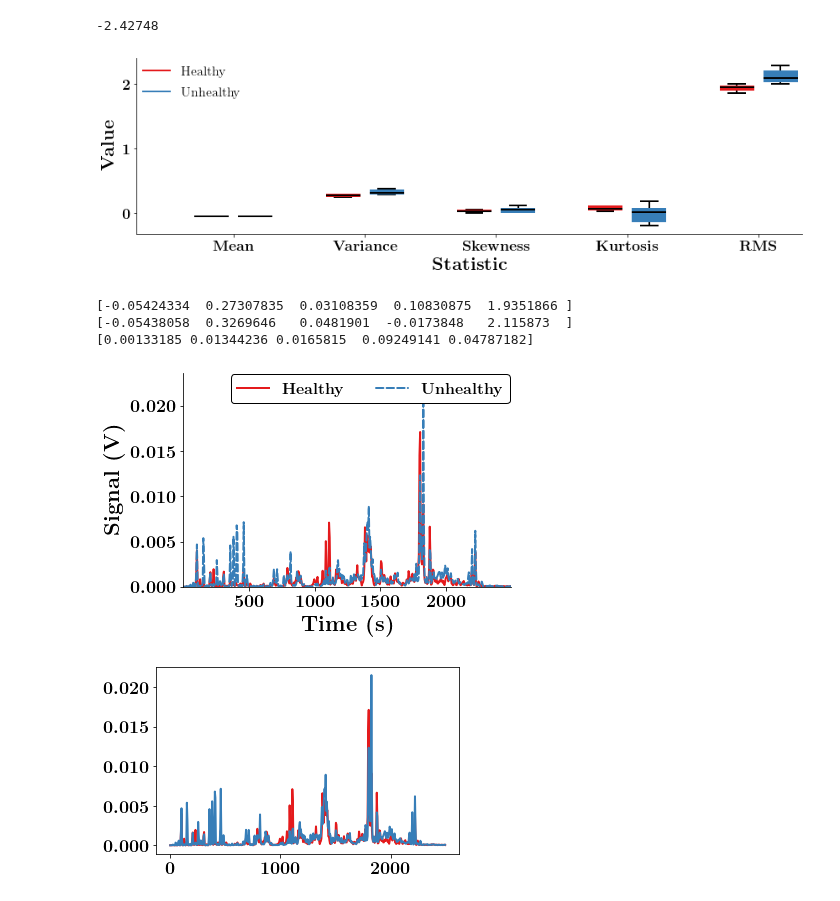
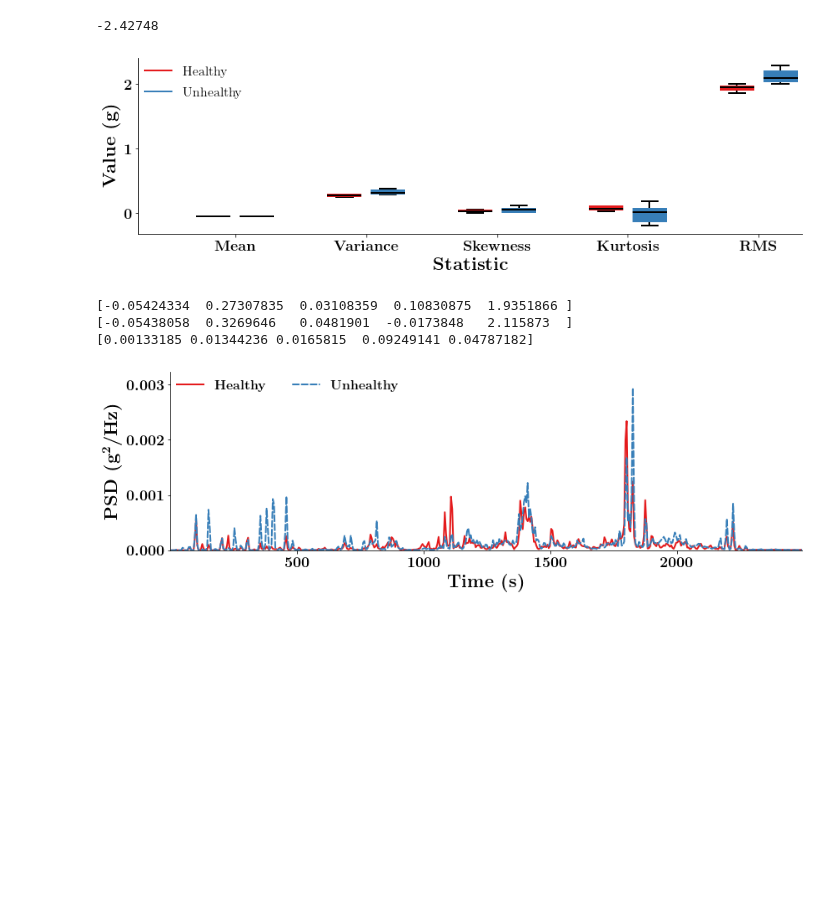
Before and after one commit to danielnewman09/Dissertation, a Jupyter notebook: Dissertation-Notebooks/Chapter-6/Anomaly-Detection-250SFM-002IPT.ipynb, the cells around one changed output. Cells and saved outputs as stored; diff of their text form; code cells hidden in the pictures; blank space fills up the shorter version.

```diff
--- a/Dissertation-Notebooks/Chapter-6/Anomaly-Detection-250SFM-002IPT.ipynb
+++ b/Dissertation-Notebooks/Chapter-6/Anomaly-Detection-250SFM-002IPT.ipynb
@@ -43,7 +43,7 @@ from ML_Train.CNN_Classifier import create_autoencoder as create_hybrid_cnn_ae
 # mse = keras.metrics.mean_squared_error(all_outputs,input_data)
 # %%
 def extract_features(values):
-    _,amps = signal.welch(values, fs=20e3, nperseg=4096, scaling='spectrum')
+    _,amps = signal.welch(values, fs=20e3, nperseg=4096, scaling='density')
 #     amps /= 0.01
     amps = lin_log_interp(amps)
 
@@ -253,11 +253,11 @@ def box_plot_compare(data,labels,legend,
     plt.show()
 # %%
 box_plot_compare(stats,['Mean','Variance','Skewness','Kurtosis','RMS'],['Healthy','Unhealthy'],savefig=True,filename='Time-Domain_Single-Compare',
-         template='wide',xlabel='Statistic',color_order=np.zeros(6).astype(int),ylabel='Value',
+         template='wide',xlabel='Statistic',color_order=np.zeros(6).astype(int),ylabel='Value (g)',
          showfliers=False,legend_loc='upper left',max_cutoff=2,plot_type='box',
          log_y=False)
 # %% [output]
-[figure, old version]
+[figure, new version]
 # %%
 print(np.mean(stats[0],axis=0))
 print(np.mean(stats[1],axis=0))
@@ -265,8 +265,8 @@ print(np.std(stats[0],axis=0))
 # X_unhealthy = X_train_original[unhealthy_args,:]
 # X_healthy = X_train_original[healthy_args,:]
 # X_unhealthy.shape
-freqs,X_unhealthy = signal.welch(X_train[unhealthy_args,:], fs=20e3, nperseg=4096, scaling='spectrum')
-freqs,X_healthy = signal.welch(X_train[healthy_args,:], fs=20e3, nperseg=4096, scaling='spectrum')
+freqs,X_unhealthy = signal.welch(X_train[unhealthy_args,:], fs=20e3, nperseg=4096, scaling='density')
+freqs,X_healthy = signal.welch(X_train[healthy_args,:], fs=20e3, nperseg=4096, scaling='density')
 # print(amps.shape)
 # %% [output]
 [-0.05424334  0.27307835  0.03108359  0.10830875  1.9351866 ]
@@ -275,36 +275,30 @@ freqs,X_healthy = signal.welch(X_train[healthy_args,:], fs=20e3, nperseg=4096, s
 # %%
 np.mean(X[0],axis=0).shape
 
 # combine the responses and labels to put on our 2D plot
 responses = np.vstack((np.mean(X_healthy,axis=0)[:512],np.mean(X_unhealthy,axis=0)[:512]))
 labels = [r'Healthy','Unhealthy']
 
 numPoints = 200
 
 # Create a 2D plot
 genplt.generate_plot(freqs[:512], # X - coordinate on the plot
               responses,# Y - coordinates on the plot
               labels,# Labels for the plot legend
               'Time (s)',# X - axis label
-              'Signal (V)',   # Y - axis label
-              filename='Test_Signal',   # Plot filename
+              'PSD (g$^2$/Hz)',   # Y - axis label
+              filename='FFT_Signal_Compare',   # Plot filename
               folder='figures',    # Specify the folder where the filename will be saved
               num_col=2,    # Specify the number of columns in the legend
               legend_loc='best', # Specify the location of the legend
               ymax=0.1,
                      log_y=False,
                      ymin=0.05,
-              transparent=False,
+              transparent=True,
               showplot=True,
               save_plot=True,
-              template='publication',
+              template='wide',
               file_type='png'
              )
-
-
-plt.plot(freqs[:512],np.mean(X_healthy,axis=0)[:512])
-plt.plot(freqs[:512],np.mean(X_unhealthy,axis=0)[:512])
-plt.show()
 # %% [output]
-[figure, old version]
+[figure, new version]
-[figure, removed]
```
Also changed, not shown: parts of 9 cells of this notebook, 12 other files.
